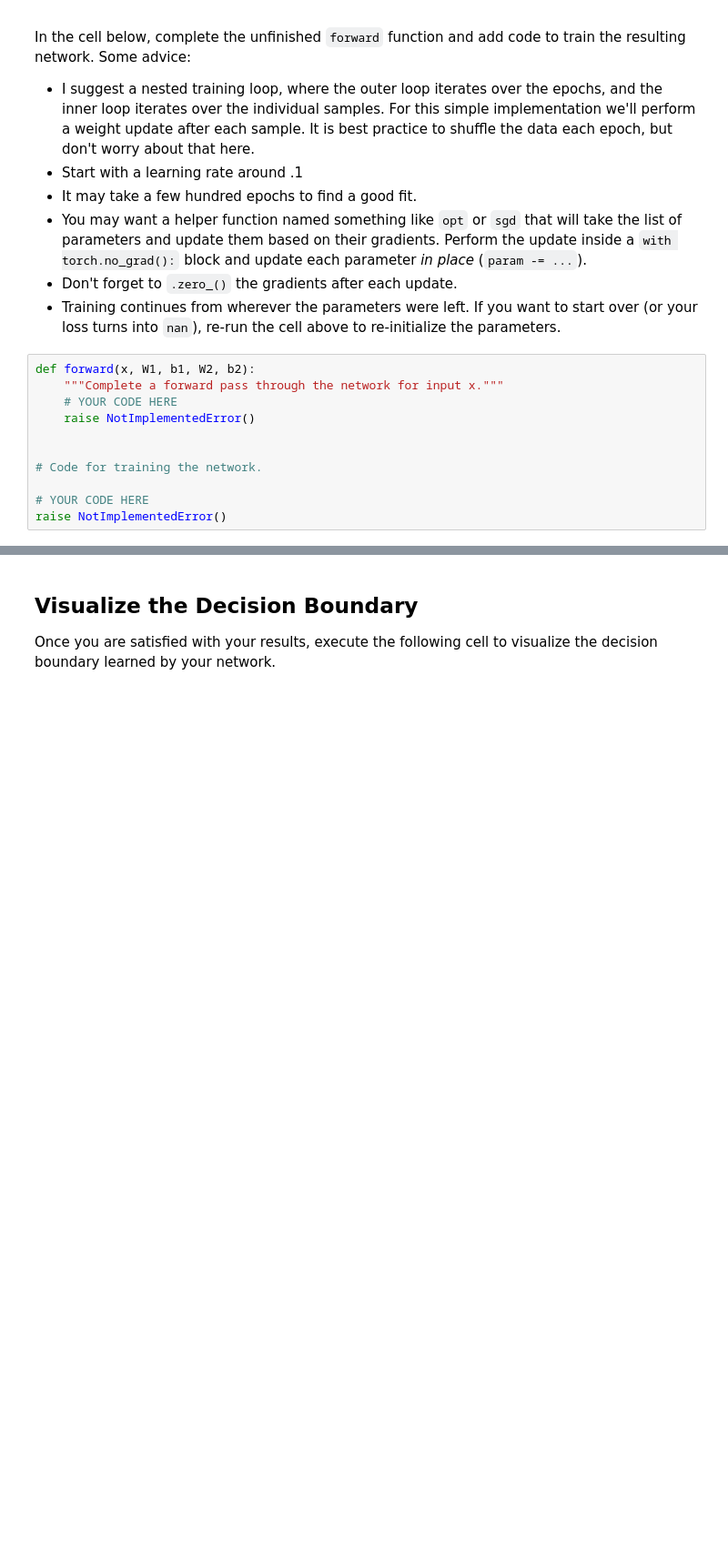
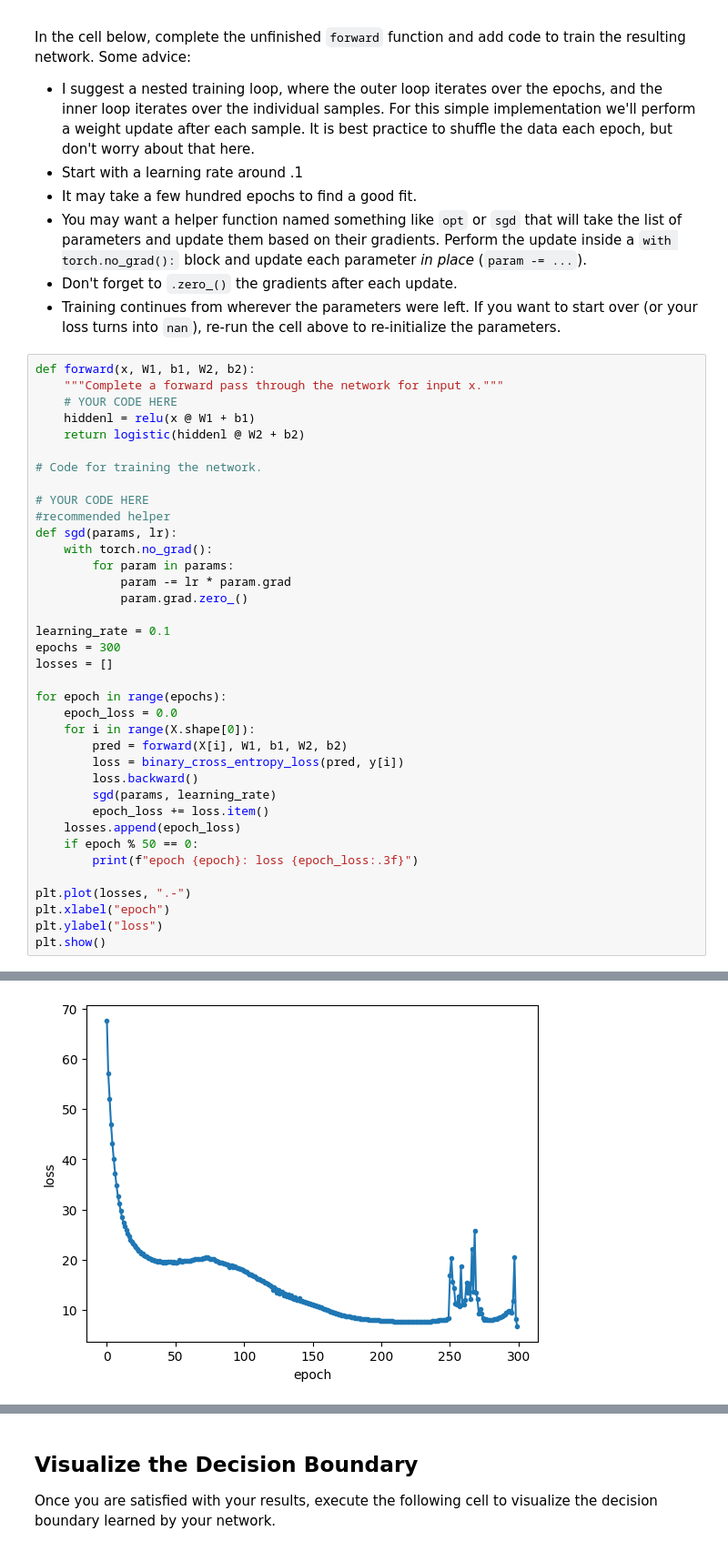
Before and after one commit to AlexFurlich/CS-445-Machine-Learning, a Jupyter notebook: pytorch_intro/mlp.ipynb, the cells around one changed output, grey strips where cells are left out. Shown at 91% size. Cells and saved outputs as stored; diff of their text form; blank space fills up the shorter version.

```diff
--- a/pytorch_intro/mlp.ipynb
+++ b/pytorch_intro/mlp.ipynb
@@ -97,10 +99,37 @@ In the cell below, complete the unfinished `forward` function and add code to tr
 def forward(x, W1, b1, W2, b2):
     """Complete a forward pass through the network for input x."""
     # YOUR CODE HERE
-    raise NotImplementedError()
-
+    hiddenl = relu(x @ W1 + b1)
+    return logistic(hiddenl @ W2 + b2)
 
 # Code for training the network.
 
 # YOUR CODE HERE
-raise NotImplementedError()
+#recommended helper
+def sgd(params, lr):
+    with torch.no_grad():
+        for param in params:
+            param -= lr * param.grad
+            param.grad.zero_()
+
+learning_rate = 0.1
+epochs = 300
+losses = []
+
+for epoch in range(epochs):
+    epoch_loss = 0.0
+    for i in range(X.shape[0]):
+        pred = forward(X[i], W1, b1, W2, b2)
+        loss = binary_cross_entropy_loss(pred, y[i])
+        loss.backward()
+        sgd(params, learning_rate)
+        epoch_loss += loss.item()
+    losses.append(epoch_loss)
+    if epoch % 50 == 0:
+        print(f"epoch {epoch}: loss {epoch_loss:.3f}")
+
+plt.plot(losses, ".-")
+plt.xlabel("epoch")
+plt.ylabel("loss")
+plt.show()
+# %% [output]
@@ -107,3 +142,4 @@ raise NotImplementedError()
+[figure, added]
 # %%
 # Testing Code
 
```
Also changed, not shown: parts of 5 cells of this notebook, 1 other file.
